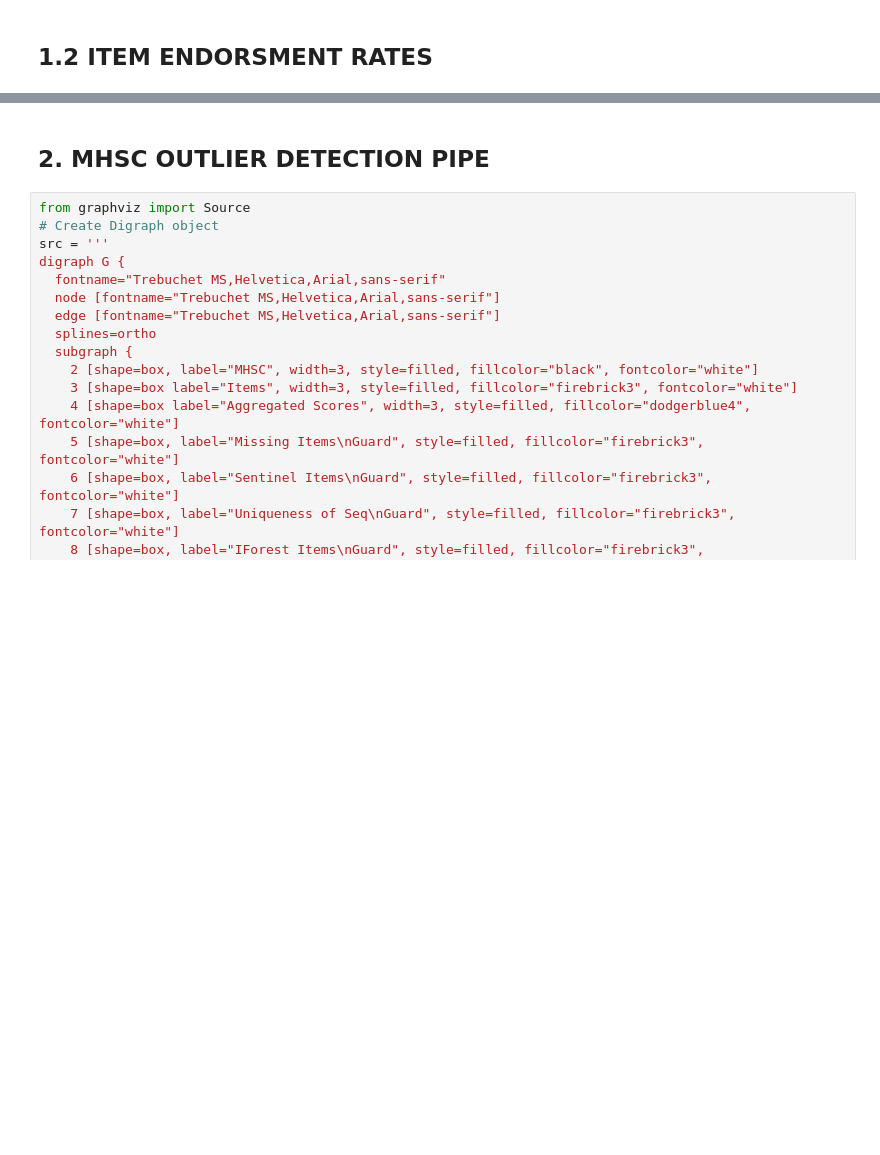
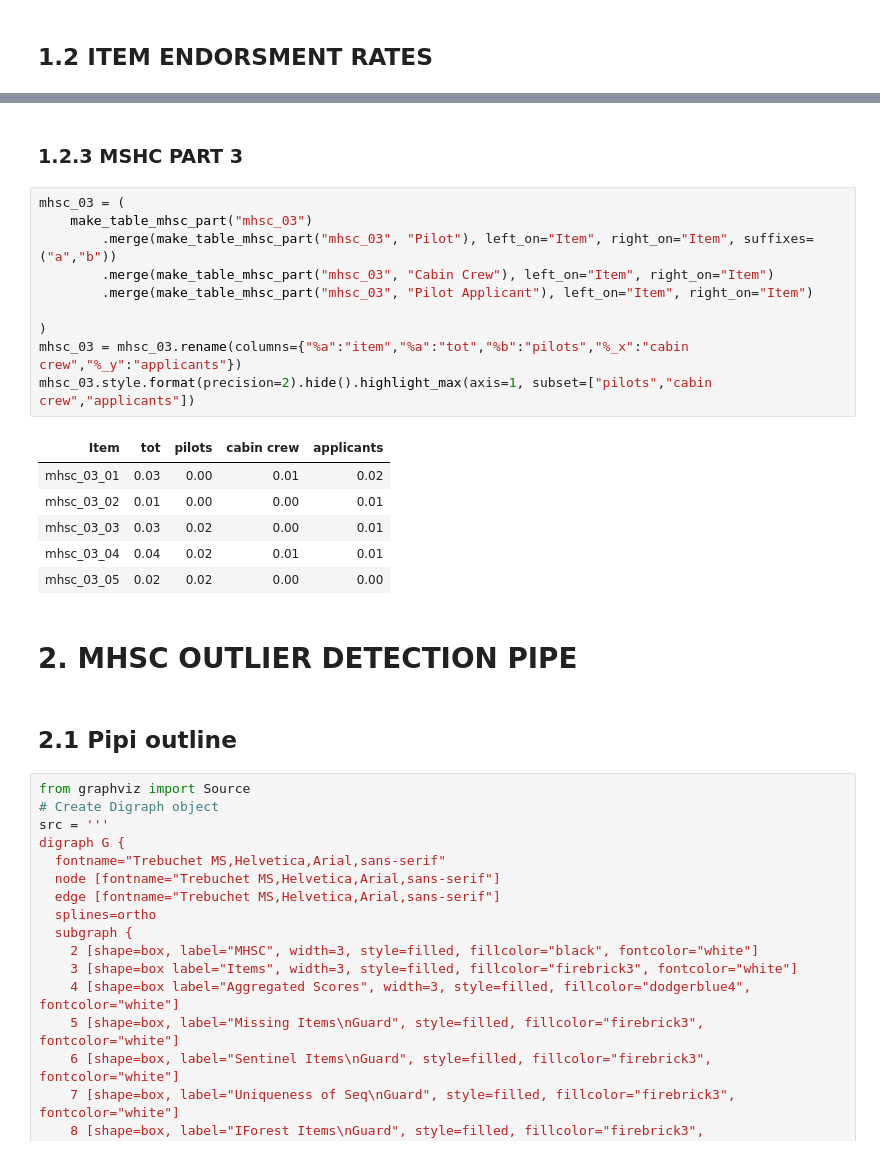
Before and after one commit to alkaest2002/mhsc, a Jupyter notebook: analysis.ipynb, the cells around one changed output, grey strips where cells are left out. Saved outputs shown, nothing was run; the diff lists cells and outputs as text; blank space fills up the shorter version.

```diff
--- a/analysis.ipynb
+++ b/analysis.ipynb
@@ -180,5 +142,26 @@ display_html(html, raw=True)
+# %% [markdown]
+### 1.2.3 MSHC PART 3
+# %%
+mhsc_03 = (
+    make_table_mhsc_part("mhsc_03")
+        .merge(make_table_mhsc_part("mhsc_03", "Pilot"), left_on="Item", right_on="Item", suffixes=("a","b"))
+        .merge(make_table_mhsc_part("mhsc_03", "Cabin Crew"), left_on="Item", right_on="Item")
+        .merge(make_table_mhsc_part("mhsc_03", "Pilot Applicant"), left_on="Item", right_on="Item")
+
+)
+mhsc_03 = mhsc_03.rename(columns={"%a":"item","%a":"tot","%b":"pilots","%_x":"cabin crew","%_y":"applicants"})
+mhsc_03.style.format(precision=2).hide().highlight_max(axis=1, subset=["pilots","cabin crew","applicants"])
+# %% [output]
+| Item | tot | pilots | cabin crew | applicants |
+| mhsc_03_01 | 0.03 | 0.00 | 0.01 | 0.02 |
+| mhsc_03_02 | 0.01 | 0.00 | 0.00 | 0.01 |
+| mhsc_03_03 | 0.03 | 0.02 | 0.00 | 0.01 |
+| mhsc_03_04 | 0.04 | 0.02 | 0.01 | 0.01 |
+| mhsc_03_05 | 0.02 | 0.02 | 0.00 | 0.00 |
 # %% [markdown]
-## 2. MHSC OUTLIER DETECTION PIPE
+# 2. MHSC OUTLIER DETECTION PIPE
+# %% [markdown]
+## 2.1 Pipi outline
 # %%
 from graphviz import Source
 # Create Digraph object
```
Also changed, not shown: parts of 31 cells of this notebook, 1 other file.
